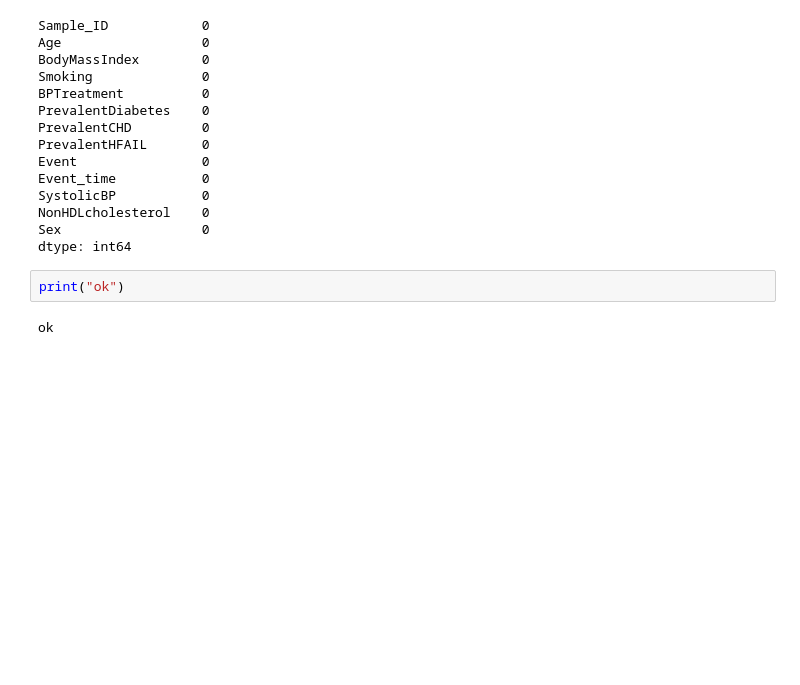
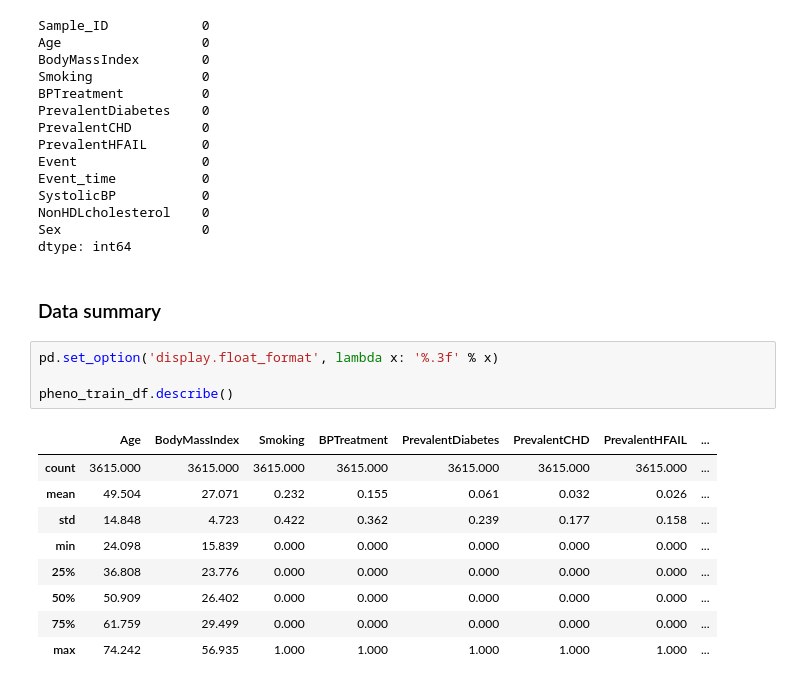
Before and after one commit to ruigomesbioinf/sib_dream_challenge, a Jupyter notebook: src/fase1.ipynb, the cells around one changed output. Drawn from its saved outputs; the diff is of its cells as text; blank space fills up the shorter version.

Commit message:
[UPDATE] preprocessing data summary

```diff
--- a/src/fase1.ipynb
+++ b/src/fase1.ipynb
@@ -298,7 +298,19 @@ SystolicBP           0
 NonHDLcholesterol    0
 Sex                  0
 dtype: int64
-# %%
-print("ok")
-# %% [output]
-ok
+# %% [markdown]
+### Data summary
+# %%
+pd.set_option('display.float_format', lambda x: '%.3f' % x)
+
+pheno_train_df.describe()
+# %% [output]
+|  | Age | BodyMassIndex | Smoking | BPTreatment | PrevalentDiabetes | PrevalentCHD | PrevalentHFAIL | ... |
+| count | 3615.000 | 3615.000 | 3615.000 | 3615.000 | 3615.000 | 3615.000 | 3615.000 | ... |
+| mean | 49.504 | 27.071 | 0.232 | 0.155 | 0.061 | 0.032 | 0.026 | ... |
+| std | 14.848 | 4.723 | 0.422 | 0.362 | 0.239 | 0.177 | 0.158 | ... |
+| min | 24.098 | 15.839 | 0.000 | 0.000 | 0.000 | 0.000 | 0.000 | ... |
+| 25% | 36.808 | 23.776 | 0.000 | 0.000 | 0.000 | 0.000 | 0.000 | ... |
+| 50% | 50.909 | 26.402 | 0.000 | 0.000 | 0.000 | 0.000 | 0.000 | ... |
+| 75% | 61.759 | 29.499 | 0.000 | 0.000 | 0.000 | 0.000 | 0.000 | ... |
+| max | 74.242 | 56.935 | 1.000 | 1.000 | 1.000 | 1.000 | 1.000 | ... |
```
